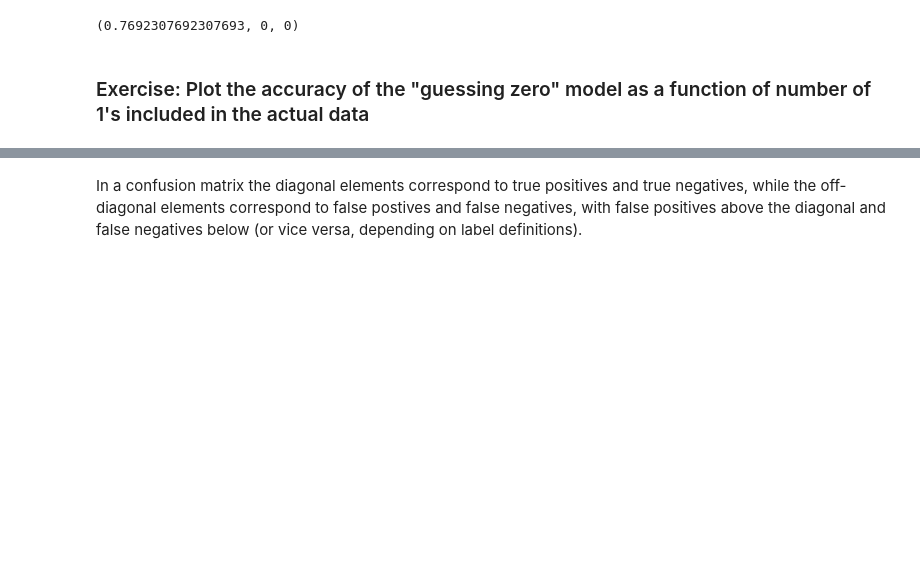
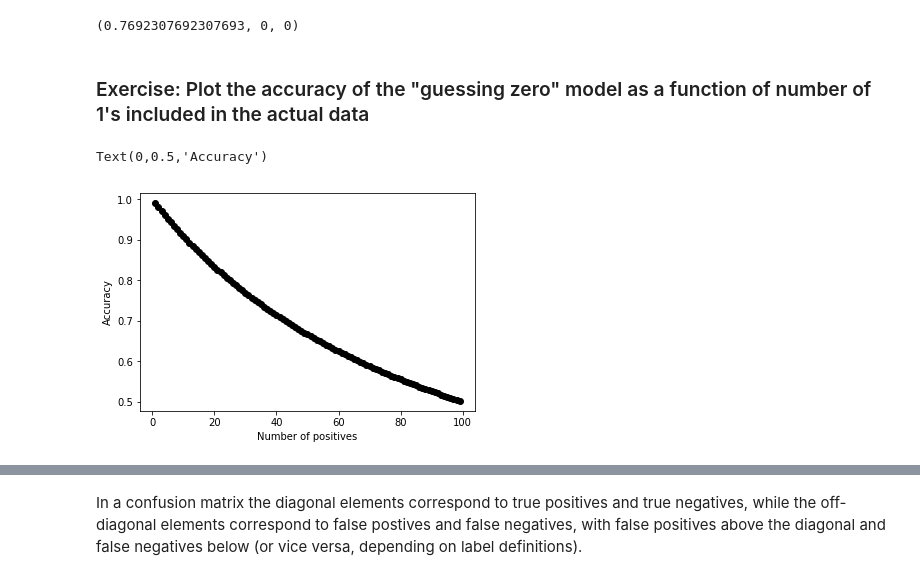
Before and after one commit to medford-group/data_analytics_ChE, a Jupyter notebook: 3-classification/lecture-classification_overview.ipynb, the cells around one changed output, grey strips where cells are left out. Cells and saved outputs as stored; diff of their text form; code cells hidden in the pictures; blank space fills up the shorter version.

```diff
--- a/3-classification/lecture-classification_overview.ipynb
+++ b/3-classification/lecture-classification_overview.ipynb
@@ -259,6 +263,32 @@ acc_prec_recall(y_guess, y_imbalanced)
 (0.7692307692307693, 0, 0)
 # %% [markdown]
 ### Exercise: Plot the accuracy of the "guessing zero" model as a function of number of 1's included in the actual data
+# %%
+Ns = range(1, 100)
+accs = []
+for N_include in Ns:
+
+    #only include N_include examples of class 1
+    y_imbalanced = []
+    Ni = 0
+    for i, yi in enumerate(y_moons):
+        if yi == 1 and Ni < N_include:
+            y_imbalanced.append(yi)
+            Ni += 1
+        elif yi == 0:
+            y_imbalanced.append(yi)
+
+    y_guess = np.zeros(len(y_imbalanced))
+    acc = acc_prec_recall(y_guess, y_imbalanced)[0]
+    accs.append(acc)
+
+fig,ax = plt.subplots()
+ax.plot(Ns, accs, 'ok')
+ax.set_xlabel('Number of positives')
+ax.set_ylabel('Accuracy')
+# %% [output]
+Text(0,0.5,'Accuracy')
+[figure, added]
 # %% [markdown]
 ### Receiver Operating Characteristic (ROC) curves
 
```
Also changed, not shown: parts of 5 cells of this notebook, 4 other files.
